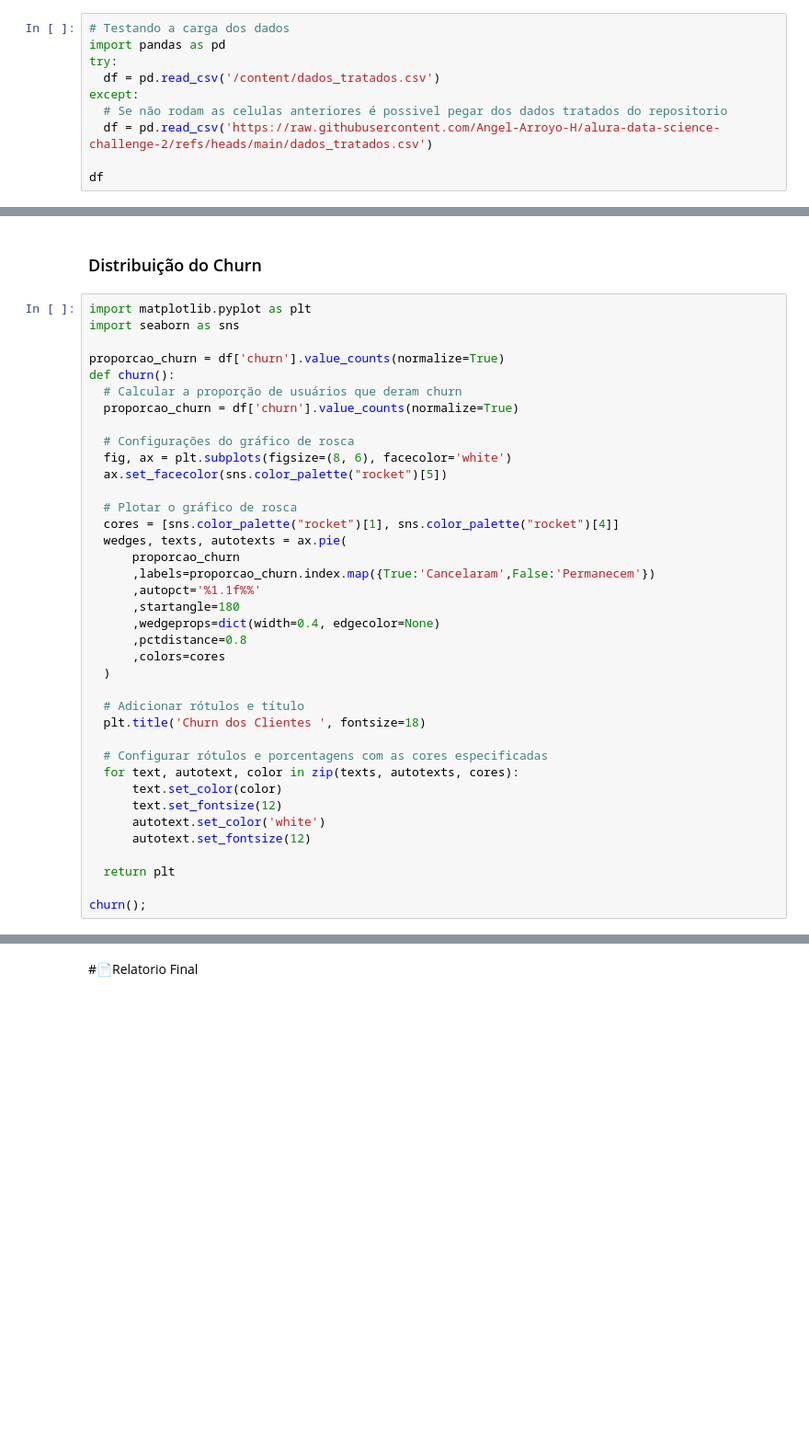
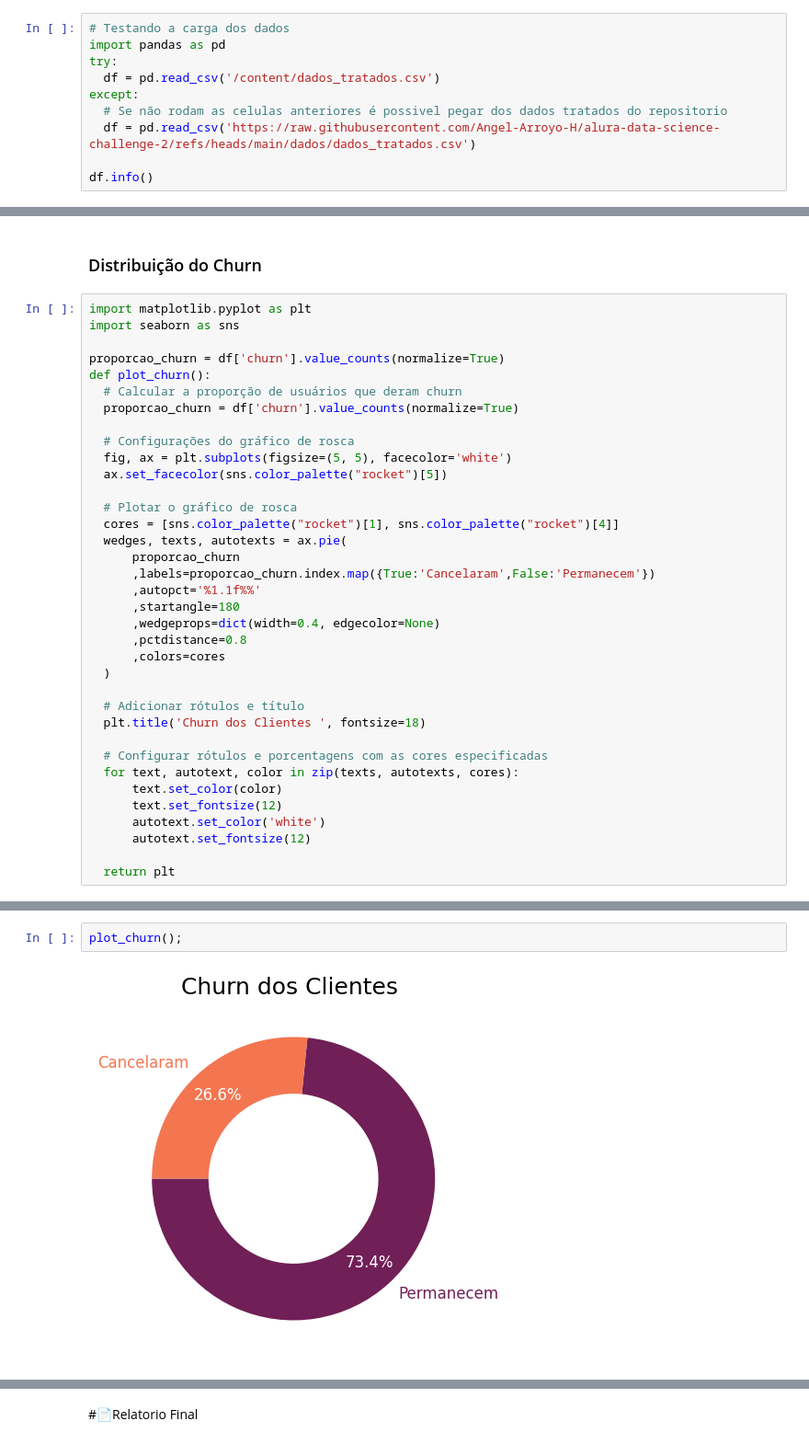
Before and after one commit to Angel-Arroyo-H/alura-data-science-challenge-2, a Jupyter notebook: Alura_DataScience_Challenge2.ipynb, the cells around one changed output, grey strips where cells are left out. Shown at 92% size. Cells and saved outputs as stored; diff of their text form; blank space fills up the shorter version.

```diff
--- a/Alura_DataScience_Challenge2.ipynb
+++ b/Alura_DataScience_Challenge2.ipynb
@@ -553,7 +573,7 @@ try:
   df = pd.read_csv('/content/dados_tratados.csv')
 except:
   # Se não rodam as celulas anteriores é possivel pegar dos dados tratados do repositorio
-  df = pd.read_csv('https://raw.githubusercontent.com/Angel-Arroyo-H/alura-data-science-challenge-2/refs/heads/main/dados_tratados.csv')
+  df = pd.read_csv('https://raw.githubusercontent.com/Angel-Arroyo-H/alura-data-science-challenge-2/refs/heads/main/dados/dados_tratados.csv')
 
-df
+df.info()
 # %% [output]
@@ -579,12 +609,12 @@ import matplotlib.pyplot as plt
 import seaborn as sns
 
 proporcao_churn = df['churn'].value_counts(normalize=True)
-def churn():
+def plot_churn():
   # Calcular a proporção de usuários que deram churn
   proporcao_churn = df['churn'].value_counts(normalize=True)
 
   # Configurações do gráfico de rosca
-  fig, ax = plt.subplots(figsize=(8, 6), facecolor='white')
+  fig, ax = plt.subplots(figsize=(5, 5), facecolor='white')
   ax.set_facecolor(sns.color_palette("rocket")[5])
 
   # Plotar o gráfico de rosca
@@ -610,5 +640,3 @@ def churn():
       autotext.set_fontsize(12)
 
   return plt
-
-churn();
@@ -618,0 +643,4 @@ churn();
+# %%
+plot_churn();
+# %% [output]
+[figure, added]
```
Also changed, not shown: parts of 21 cells of this notebook.
